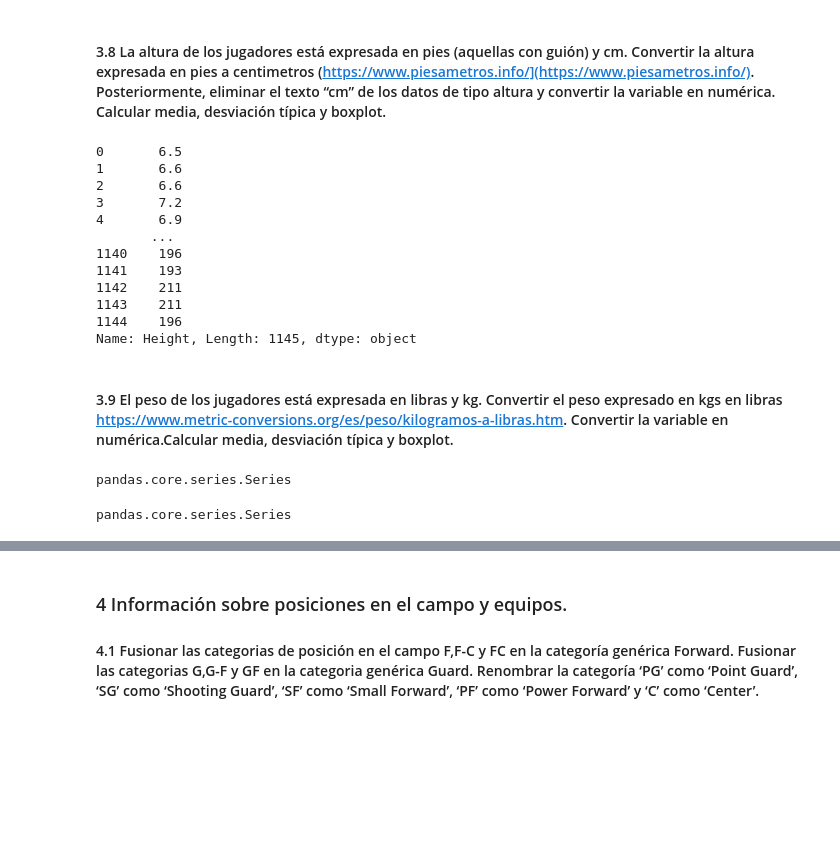
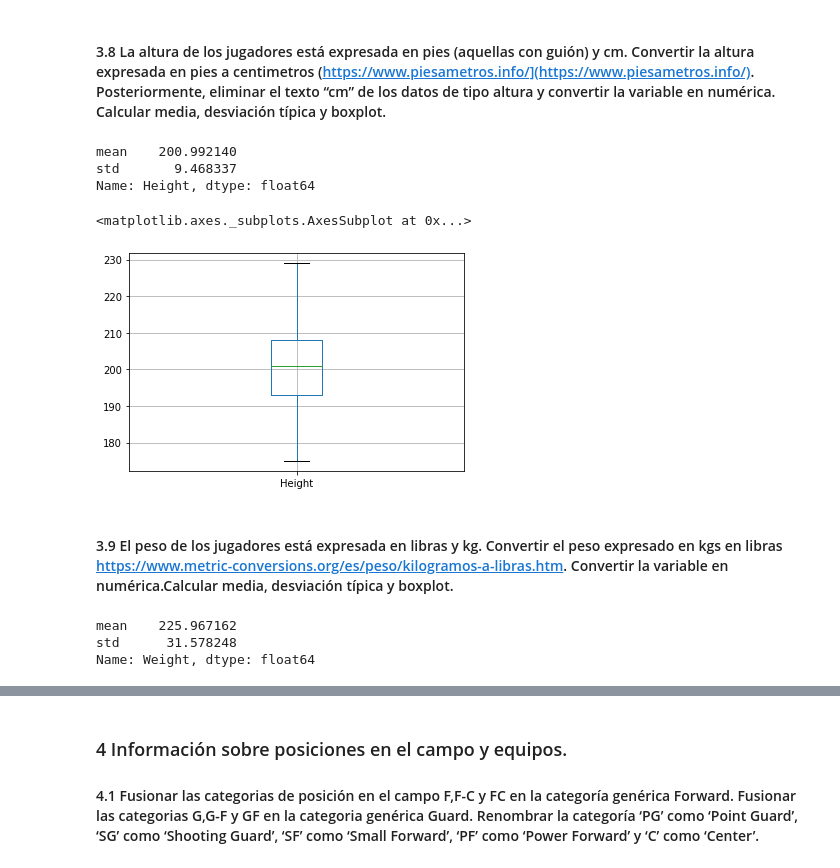
Before and after one commit to jfdacovich/NEOLAND-DS2020-datalabs, a Jupyter notebook: 02-python-201/practices/03-challenges/your-code/01-nba.ipynb, the cells around one changed output, grey strips where cells are left out. Drawn from its saved outputs; the diff is of its cells as text; code cells hidden in the pictures; blank space fills up the shorter version.

```diff
--- a/02-python-201/practices/03-challenges/your-code/01-nba.ipynb
+++ b/02-python-201/practices/03-challenges/your-code/01-nba.ipynb
@@ -193,26 +197,35 @@ nba.Tiempo.mode()
 dtype: int64
 # %% [markdown]
 #### 3.8 La altura de los jugadores está expresada en pies (aquellas con guión) y cm. Convertir la altura expresada en pies a centimetros (https://www.piesametros.info/](https://www.piesametros.info/). Posteriormente, eliminar el texto “cm” de los datos de tipo altura y convertir la variable en numérica. Calcular media, desviación típica y boxplot.
-# %%
-nba.Height.str.replace("-", ".").str.replace("cm", "")
-# %% [output]
-0       6.5
-1       6.6
-2       6.6
-3       7.2
-4       6.9
-       ...
-1140    196
-1141    193
-1142    211
-1143    211
-1144    196
-Name: Height, Length: 1145, dtype: object
+# %%
+# Realizamos la conversión de la variable:
+nba.Height = nba.Height.astype(str)
+
+#Iteramos:
+for i in range(len(nba['Height'])):
+    # Si encuentra un '-' entonces vamos a crear una variable en la cual almacenaremos la separación pies y pulgadas
+    if "-" in nba['Height'][i]:
+        Variable = nba['Height'][i].split("-")
+        # Aplicaremos la conversión de pies y pulgadas a centímetros y redondeamos el resultado y
+        # realizaremos la correspondiente asignacion
+        nba.loc[i, 'Height'] = round(int(Variable[0]) * 30.48 + (int(Variable[1]) * 2.54),0)
+    elif "cm" in nba['Height'][i]:
+        #En donde encontremos 'cm' haremos un reemplazo
+        nba.loc[i, 'Height'] = nba['Height'][i].replace("cm", "")
+# Para poder realizar operaciones luego de haber depurado la data convertimos la variable a numerica
+nba.Height = nba.Height.astype('float')
+# %%
+# Realizamos el cálculo de la media y la desviación típica
+nba.Height.agg(['mean','std'])
+# %% [output]
+mean    200.992140
+std       9.468337
+Name: Height, dtype: float64
+# %%
+# Boxplot
+nba.boxplot(column=['Height'])
+# %% [output]
+<matplotlib.axes._subplots.AxesSubplot at 0x...>
+[figure, added]
 # %% [markdown]
 #### 3.9 El peso de los jugadores está expresada en libras y kg. Convertir el peso expresado en kgs en libras [https://www.metric-conversions.org/es/peso/kilogramos-a-libras.htm](https://www.metric-conversions.org/es/peso/kilogramos-a-libras.htm). Convertir la variable en numérica.Calcular media, desviación típica y boxplot.
-# %%
-nba_kg = nba.Weight.str.contains("kg")
-# nba_kg["Weight"] = nba_kg.Weight.str.replace("kg", "")
-type(nba_kg)
-# %% [output]
-pandas.core.series.Series
@@ -221,5 +231,0 @@ nba["kg"] = nba.Weight.str.contains("kg")
-# %%
-nba["kg"]
-type(nba["kg"])
-# %% [output]
-pandas.core.series.Series
@@ -225,0 +247,7 @@ pandas.core.series.Series
+# %%
+# Realizamos el cálculo de la media y la desviación típica
+nba.Weight.agg(['mean','std'])
+# %% [output]
+mean    225.967162
+std      31.578248
+Name: Weight, dtype: float64
```
Also changed, not shown: parts of 14 cells of this notebook, 2 other files.
